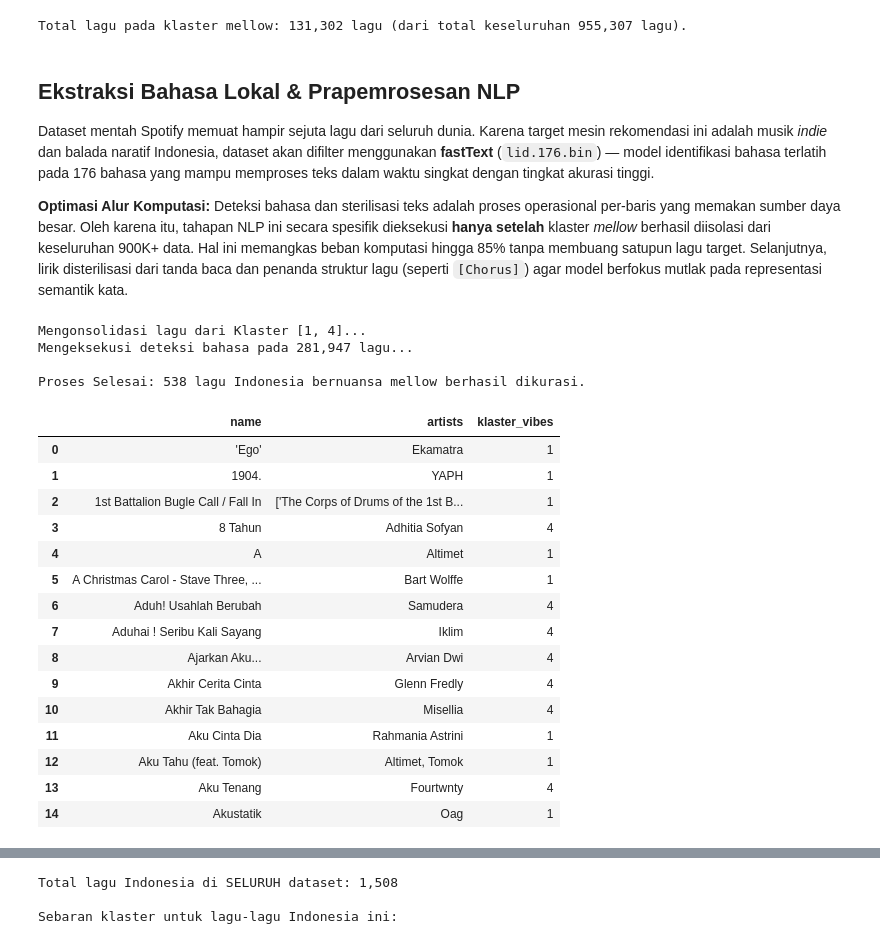
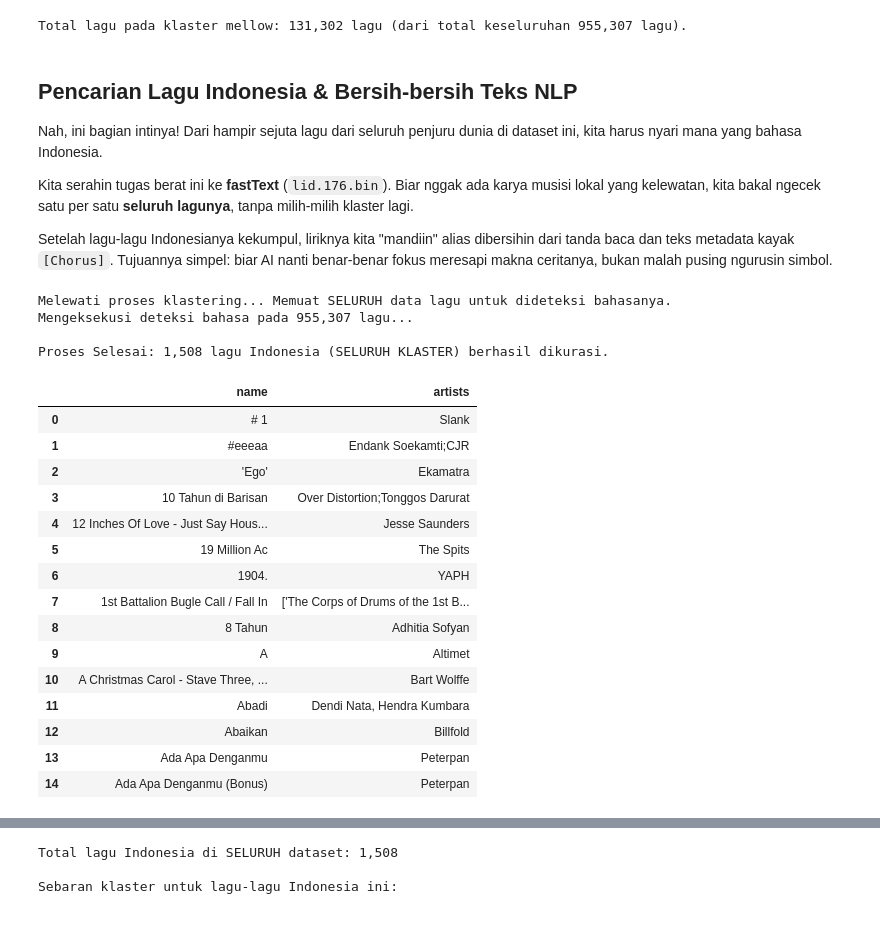
Before and after one commit to noorafaelhakimfaudka-droid/NadaFana, a Jupyter notebook: NadaFana.ipynb, the cells around one changed output, grey strips where cells are left out. Saved outputs shown, nothing was run; the diff lists cells and outputs as text; code cells hidden in the pictures.

```diff
--- a/NadaFana.ipynb
+++ b/NadaFana.ipynb
@@ -225,10 +209,12 @@ Klaster bernuansa 'mellow' berhasil dideteksi otomatis pada: Klaster 4
 | 4 | 0.234911 | 0.73858 | 0.295141 | 0.41358 |
 Total lagu pada klaster mellow: 131,302 lagu (dari total keseluruhan 955,307 lagu).
 # %% [markdown]
-## Ekstraksi Bahasa Lokal & Prapemrosesan NLP
-Dataset mentah Spotify memuat hampir sejuta lagu dari seluruh dunia. Karena target mesin rekomendasi ini adalah musik *indie* dan balada naratif Indonesia, dataset akan difilter menggunakan **fastText** (`lid.176.bin`) — model identifikasi bahasa terlatih pada 176 bahasa yang mampu memproses teks dalam waktu singkat dengan tingkat akurasi tinggi.
+## Pencarian Lagu Indonesia & Bersih-bersih Teks NLP
+Nah, ini bagian intinya! Dari hampir sejuta lagu dari seluruh penjuru dunia di dataset ini, kita harus nyari mana yang bahasa Indonesia.
 
-**Optimasi Alur Komputasi:** Deteksi bahasa dan sterilisasi teks adalah proses operasional per-baris yang memakan sumber daya besar. Oleh karena itu, tahapan NLP ini secara spesifik dieksekusi **hanya setelah** klaster *mellow* berhasil diisolasi dari keseluruhan 900K+ data. Hal ini memangkas beban komputasi hingga 85% tanpa membuang satupun lagu target. Selanjutnya, lirik disterilisasi dari tanda baca dan penanda struktur lagu (seperti `[Chorus]`) agar model berfokus mutlak pada representasi semantik kata.
+Kita serahin tugas berat ini ke **fastText** (`lid.176.bin`). Biar nggak ada karya musisi lokal yang kelewatan, kita bakal ngecek satu per satu **seluruh lagunya**, tanpa milih-milih klaster lagi.
+
+Setelah lagu-lagu Indonesianya kekumpul, liriknya kita "mandiin" alias dibersihin dari tanda baca dan teks metadata kayak `[Chorus]`. Tujuannya simpel: biar AI nanti benar-benar fokus meresapi makna ceritanya, bukan malah pusing ngurusin simbol.
 # %%
 import re
 import os
@@ -264,59 +250,57 @@ def deteksi_bahasa_robust(teks):
     except:
         pass
 
     # Fallback tetap dicek meski fastText "yakin" salah — bukan cuma saat error
     kata_kunci_indo = {'yang','aku','kamu','dan','dengan','bisa','tidak','kau','akan','untuk','mereka','tak','ku','mu','ini','itu','kita'}
     kata_lirik = set(t_bersih.split()[:80])
     if len(kata_lirik.intersection(kata_kunci_indo)) >= 3:
         return 'id'
 
     return 'other'
 
 def bersihkan_lirik(teks):
     # Membersihkan lirik dari karakter spesial untuk persiapan Sentence Embeddings
     t = str(teks).lower()
     t = re.sub(r'\[.*?\]|\(.*?\)', ' ', t)
     t = re.sub(r'[^a-zàâçéèêëîïôûùüÿñæœ\s]', ' ', t)
     return ' '.join(t.split())
 
-# Menggabungkan klaster yang memiliki kedekatan nuansa (misal: Mellow Pop dan Balada Akustik)
-klaster_target = [1, 4]
-print(f"Mengonsolidasi lagu dari Klaster {klaster_target}...")
-df_mellow_gabungan = df_valid[df_valid['klaster_vibes'].isin(klaster_target)].copy()
-df_mellow_gabungan.reset_index(drop=True, inplace=True)
+# Menggunakan seluruh dataset tanpa mengandalkan filter klaster
+print("Melewati proses klastering... Memuat SELURUH data lagu untuk dideteksi bahasanya.")
+df_semua_lagu = df_valid.copy()
 
-print(f"Mengeksekusi deteksi bahasa pada {df_mellow_gabungan.shape[0]:,} lagu...")
-df_mellow_gabungan['bahasa'] = df_mellow_gabungan['lyrics'].apply(deteksi_bahasa_robust)
+print(f"Mengeksekusi deteksi bahasa pada {df_semua_lagu.shape[0]:,} lagu...")
+df_semua_lagu['bahasa'] = df_semua_lagu['lyrics'].apply(deteksi_bahasa_robust)
 
 # Filtrasi akhir khusus lagu berbahasa Indonesia
-df_indo = df_mellow_gabungan[df_mellow_gabungan['bahasa'] == 'id'].copy()
+df_indo = df_semua_lagu[df_semua_lagu['bahasa'] == 'id'].copy()
 df_indo['lirik_clean'] = df_indo['lyrics'].apply(bersihkan_lirik)
 df_indo['lirik_clean'] = df_indo['lirik_clean'].fillna('')
 df_indo = df_indo[df_indo['lirik_clean'].str.len() > 20]
 df_indo['lirik_bersih'] = df_indo['lirik_clean']
 df_indo.reset_index(drop=True, inplace=True)
 
-print(f"\nProses Selesai: {df_indo.shape[0]:,} lagu Indonesia bernuansa mellow berhasil dikurasi.")
+print(f"\nProses Selesai: {df_indo.shape[0]:,} lagu Indonesia (SELURUH KLASTER) berhasil dikurasi.")
 if df_indo.shape[0] > 0:
-    display(df_indo[['name', 'artists', 'klaster_vibes']].head(15))
+    display(df_indo[['name', 'artists']].head(15))
 # %% [output]
-Mengonsolidasi lagu dari Klaster [1, 4]...
-Mengeksekusi deteksi bahasa pada 281,947 lagu...
+Melewati proses klastering... Memuat SELURUH data lagu untuk dideteksi bahasanya.
+Mengeksekusi deteksi bahasa pada 955,307 lagu...
 
-Proses Selesai: 538 lagu Indonesia bernuansa mellow berhasil dikurasi.
+Proses Selesai: 1,508 lagu Indonesia (SELURUH KLASTER) berhasil dikurasi.
-|  | name | artists | klaster_vibes |
-| 0 | 'Ego' | Ekamatra | 1 |
-| 1 | 1904. | YAPH | 1 |
-| 2 | 1st Battalion Bugle Call / Fall In | ['The Corps of Drums of the 1st B... | 1 |
-| 3 | 8 Tahun | Adhitia Sofyan | 4 |
-| 4 | A | Altimet | 1 |
-| 5 | A Christmas Carol - Stave Three, ... | Bart Wolffe | 1 |
-| 6 | Aduh! Usahlah Berubah | Samudera | 4 |
-| 7 | Aduhai ! Seribu Kali Sayang | Iklim | 4 |
-| 8 | Ajarkan Aku... | Arvian Dwi | 4 |
-| 9 | Akhir Cerita Cinta | Glenn Fredly | 4 |
-| 10 | Akhir Tak Bahagia | Misellia | 4 |
-| 11 | Aku Cinta Dia | Rahmania Astrini | 1 |
-| 12 | Aku Tahu (feat. Tomok) | Altimet, Tomok | 1 |
-| 13 | Aku Tenang | Fourtwnty | 4 |
-| 14 | Akustatik | Oag | 1 |
+|  | name | artists |
+| 0 | # 1 | Slank |
+| 1 | #eeeaa | Endank Soekamti;CJR |
+| 2 | 'Ego' | Ekamatra |
+| 3 | 10 Tahun di Barisan | Over Distortion;Tonggos Darurat |
+| 4 | 12 Inches Of Love - Just Say Hous... | Jesse Saunders |
+| 5 | 19 Million Ac | The Spits |
+| 6 | 1904. | YAPH |
+| 7 | 1st Battalion Bugle Call / Fall In | ['The Corps of Drums of the 1st B... |
+| 8 | 8 Tahun | Adhitia Sofyan |
+| 9 | A | Altimet |
+| 10 | A Christmas Carol - Stave Three, ... | Bart Wolffe |
+| 11 | Abadi | Dendi Nata, Hendra Kumbara |
+| 12 | Abaikan | Billfold |
+| 13 | Ada Apa Denganmu | Peterpan |
+| 14 | Ada Apa Denganmu (Bonus) | Peterpan |
```
Also changed, not shown: parts of 12 cells of this notebook, 5 other files.
